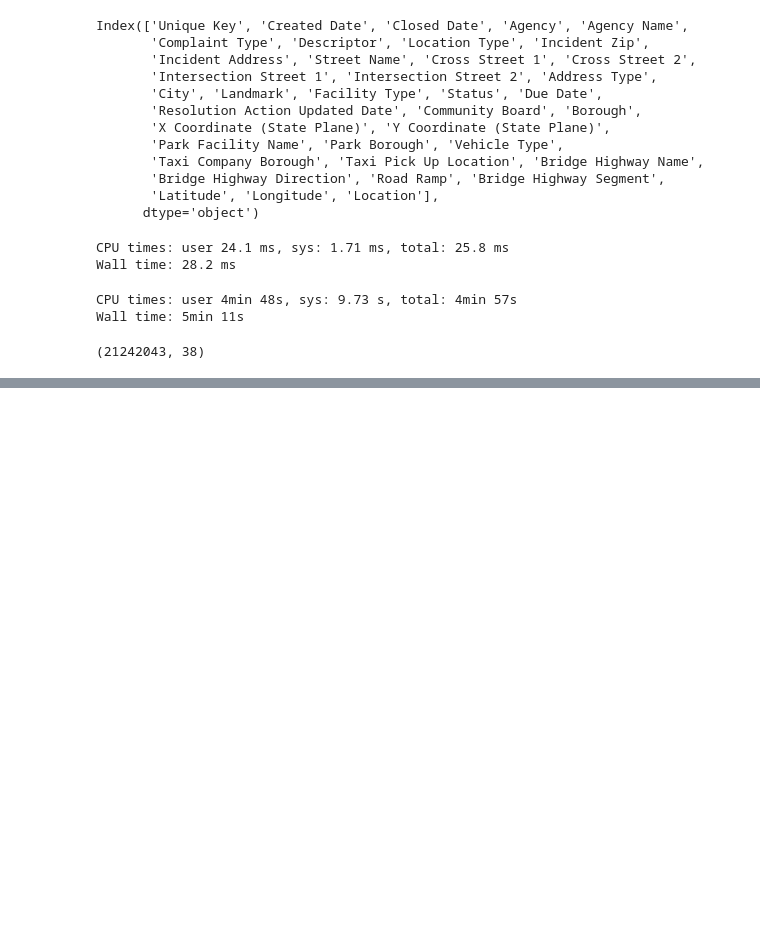
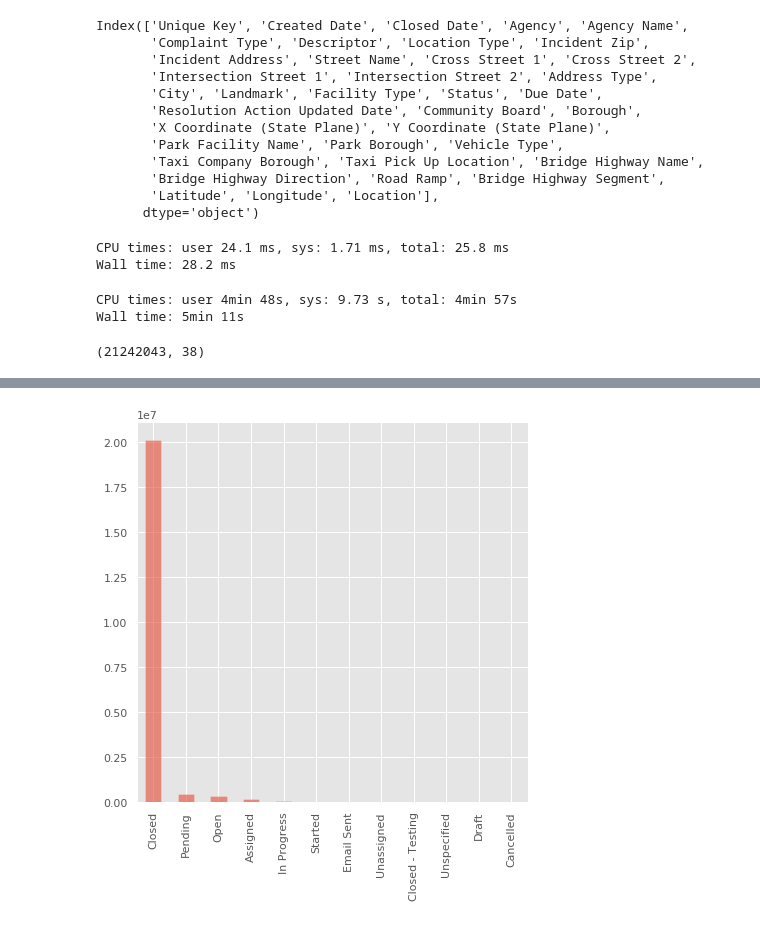
Before and after one commit to Nik8x/Dask_Python_Dataframe_7GB, a Jupyter notebook: Dask_Python_Dataframe_7GB.ipynb, the cells around one changed output, grey strips where cells are left out. Drawn from its saved outputs; the diff is of its cells as text; code cells hidden in the pictures; blank space fills up the shorter version.

```diff
--- a/Dask_Python_Dataframe_7GB.ipynb
+++ b/Dask_Python_Dataframe_7GB.ipynb
@@ -122,0 +167,6 @@ filename   str          311.csv
+# %%
+# Have a look at the status of tickets
+dfstatusvc.plot(kind = 'bar', alpha = 0.6, figsize = (7, 7))
+plt.show()
+# %% [output]
+[figure, added]
```
Also changed, not shown: parts of 11 cells of this notebook.
